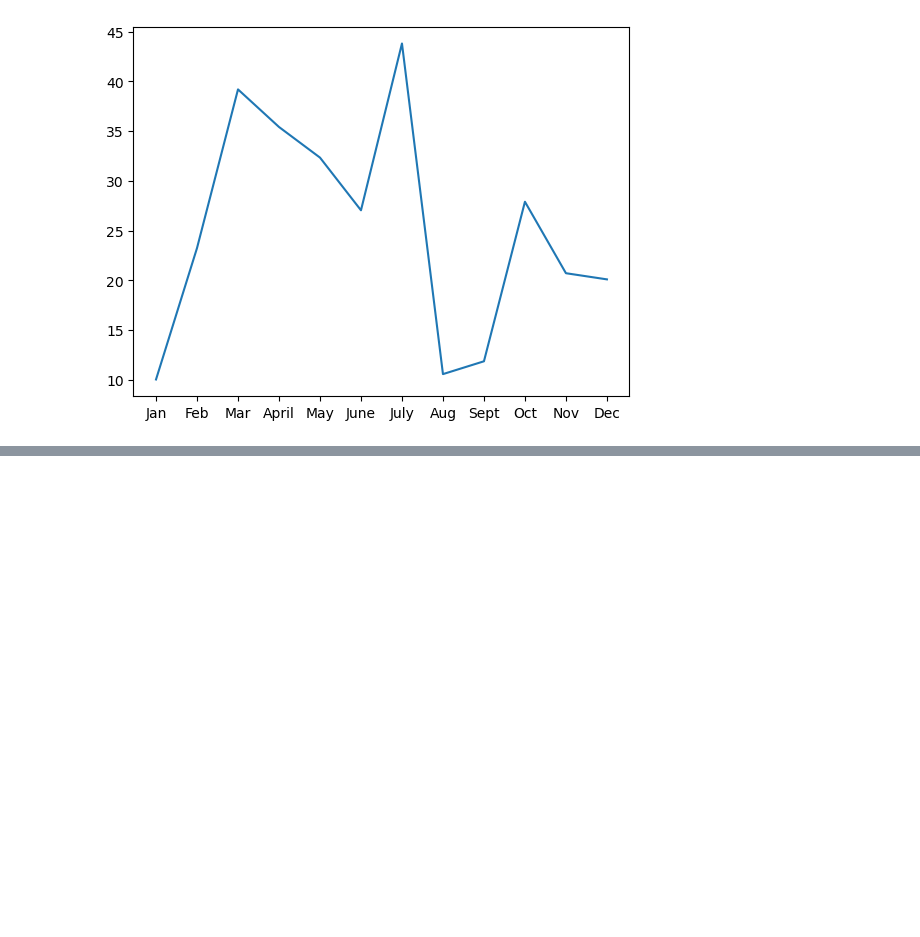
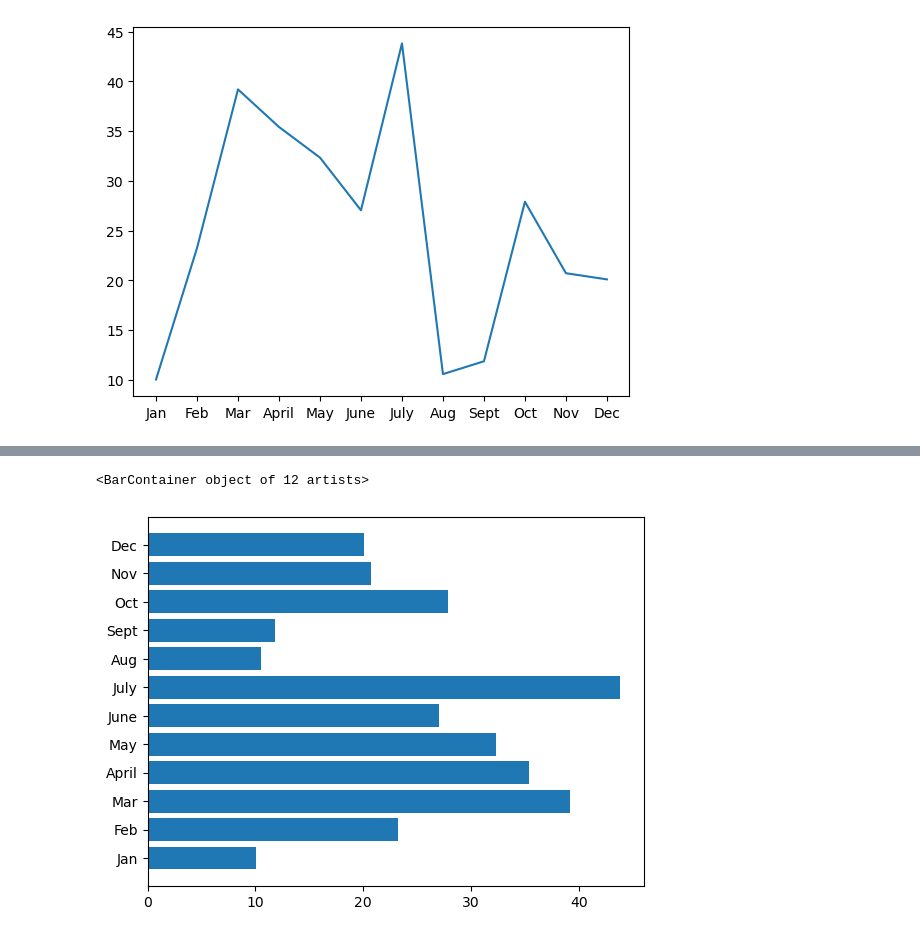
Before and after one commit to LouFoster/PyBer_Analysis, a Jupyter notebook: matplotlib_practice.ipynb, the cells around one changed output, grey strips where cells are left out. Saved outputs shown, nothing was run; the diff lists cells and outputs as text; code cells hidden in the pictures; blank space fills up the shorter version.

```diff
--- a/matplotlib_practice.ipynb
+++ b/matplotlib_practice.ipynb
@@ -58,0 +129,7 @@ plt.plot(x_axis, y_axis)
+# %%
+#Create a Horizontal Bar Chart
+# Create the plot
+plt.barh(x_axis, y_axis)
+# %% [output]
+<BarContainer object of 12 artists>
+[figure, added]
```
Also changed, not shown: parts of 14 cells of this notebook.
